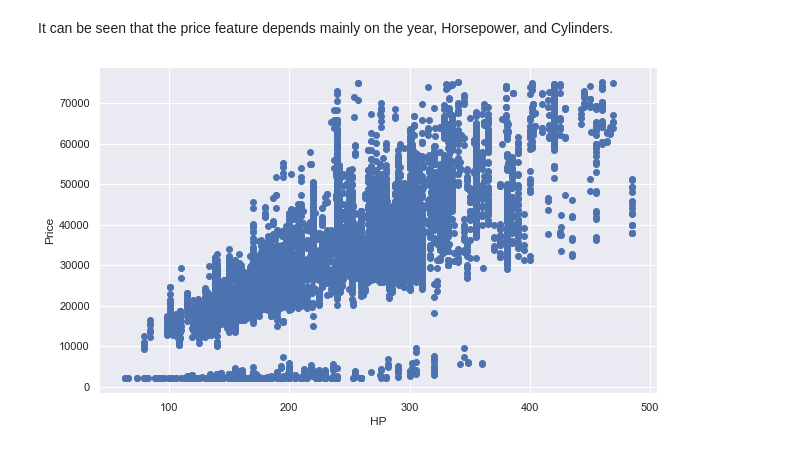
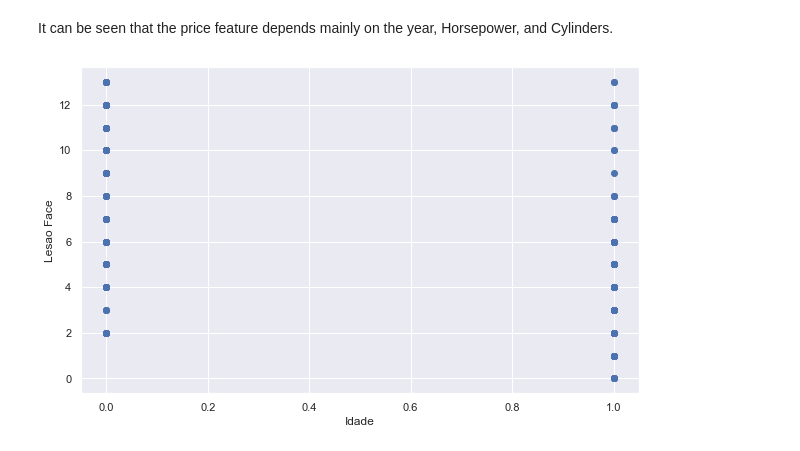
Before and after one commit to djonquadras/AIOMPaper, a Jupyter notebook: MirkoClasses/Machine_EDA.ipynb, the cells around one changed output. Cells and saved outputs as stored; diff of their text form; code cells hidden in the pictures.

```diff
--- a/MirkoClasses/Machine_EDA.ipynb
+++ b/MirkoClasses/Machine_EDA.ipynb
@@ -23,8 +23,9 @@ import numpy as np
 # %%
 # reading the data
 #machine dataset of Matzka, S.: Maschinenpark-Datensatz. https://webdrive.htw-berlin.de/public/file/3HzjsGktgECUtEDLZ-ezDQ/datensetMaschinenpark.csv. Version: 2021
-df = pd.read_csv("Data/Machine_Dataset.csv",sep=';')
+#df = pd.read_csv("Data/Machine_Dataset.csv",sep=';')
+df = pd.read_excel("D:/GithubDjonathan/Dataset_Diz.xlsx")
 # %%
-df=df.sort_values(by=['Day'])
+#df=df.sort_values(by=['Day'])
 df
 # %% [output]
@@ -242,11 +239,11 @@ It can be seen that the price feature depends mainly on the year, Horsepower, an
 # %%
 # A Scatter Plots can be used to find the correlation between two variables. Here the scatter
 # plots are plotted between Horsepower and Price.
 fig, ax = plt.subplots(figsize=(10,6))
-ax.scatter(df['HP'], df['Price'])
-ax.set_xlabel('HP')
-ax.set_ylabel('Price')
+ax.scatter(df.LesaoFace, df.IdadeAnos)
+ax.set_xlabel('Idade')
+ax.set_ylabel('Lesao Face')
 plt.show()
 fig.savefig('scatterplot.png')
 # %% [output]
-[figure, old version]
+[figure, new version]
```
Also changed, not shown: parts of 2 cells of this notebook, 4 other files.
